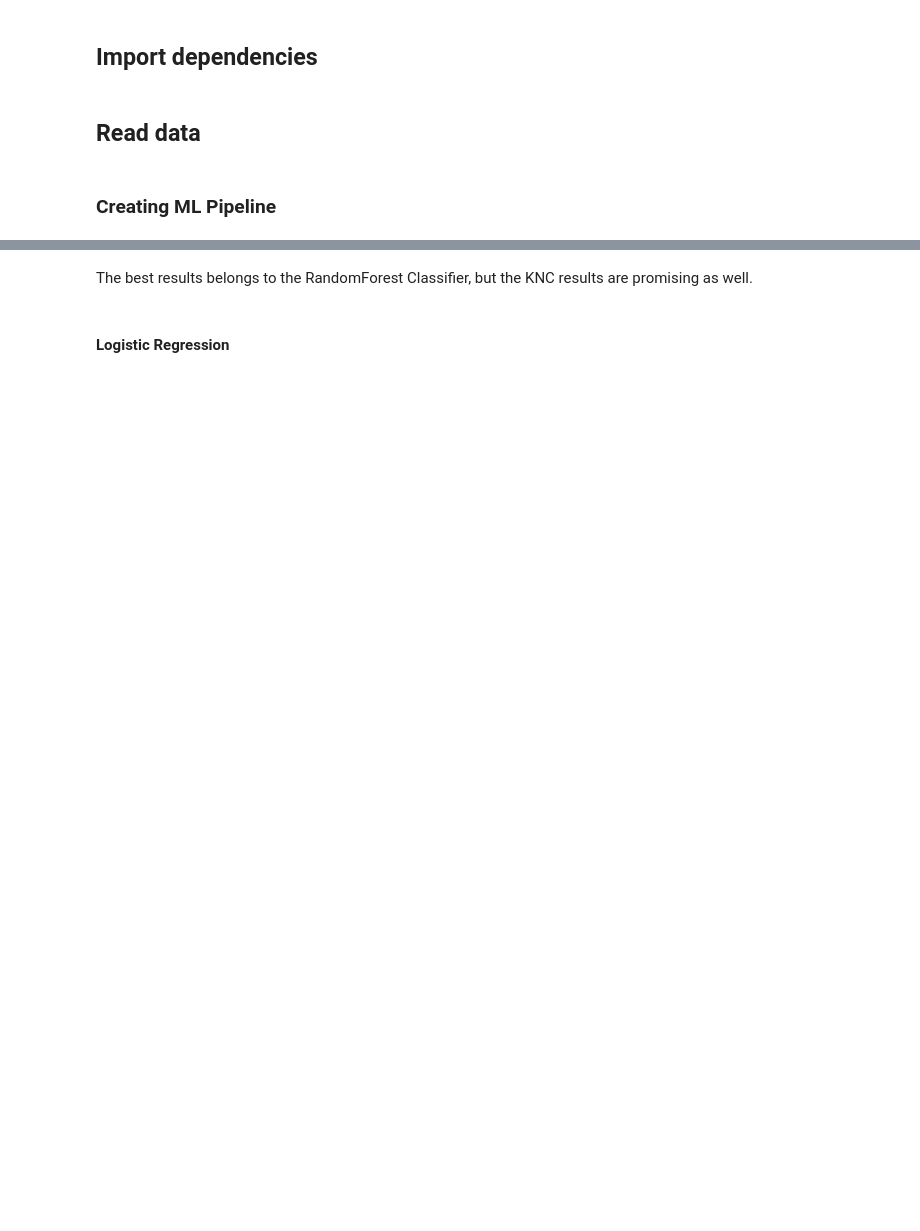
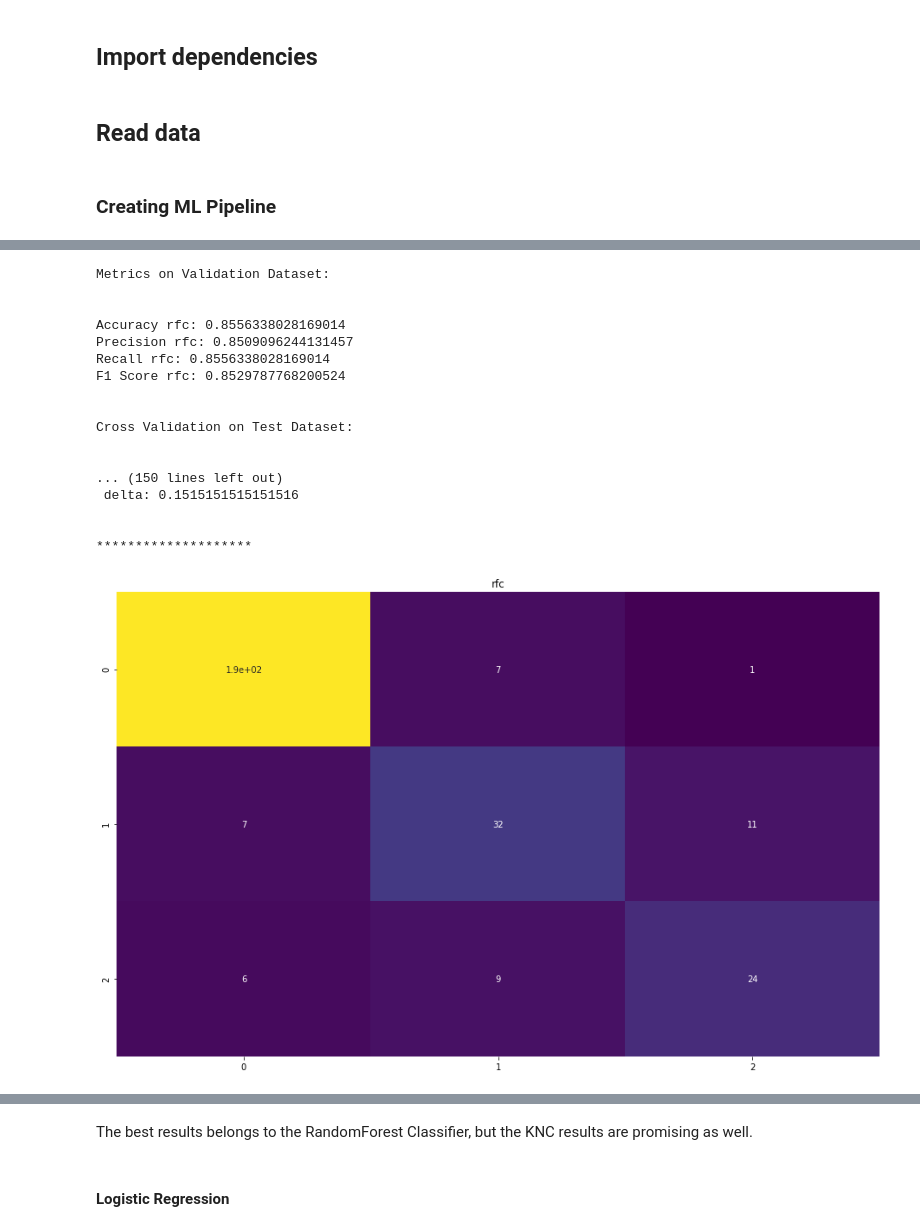
Before and after one commit to meszdav/road-surface-quality, a Jupyter notebook: notebooks/rsq-ml-local.ipynb, the cells around one changed output, grey strips where cells are left out. Drawn from its saved outputs; the diff is of its cells as text; code cells hidden in the pictures; blank space fills up the shorter version.

Commit message:
cross validation for all model

```diff
--- a/notebooks/rsq-ml-local.ipynb
+++ b/notebooks/rsq-ml-local.ipynb
@@ -32,7 +32,7 @@ knc = KNeighborsClassifier()
 abc = AdaBoostClassifier(random_state=42)
 gbc = GradientBoostingClassifier(random_state=42)
 gnb = GaussianNB()
-lr = LogisticRegressionCV(max_iter=1000, random_state=42)
+lr = LogisticRegressionCV(max_iter=500, random_state=42)
 
 models = {"rfc": rfc,"svc": svc, "knc" : knc,
           "abc" : abc, "gbc" : gbc, "gnb" :gnb,
@@ -79,0 +62,63 @@ Accuracy Score lr: 0.8873
+# %%
+for m in models:
+
+    model = models[m].fit(scaled_X_train, y_train)
+    preds = model.predict(scaled_X_val)
+
+    accuracy = accuracy_score(y_val,preds)
+    precision = precision_score(y_val,preds,average="weighted")
+    recall = recall_score(y_val,preds, average="weighted")
+    f1 = f1_score(y_val, preds, average="weighted")
+
+    print("Metrics on Validation Dataset:")
+    print("\n")
+
+    print(f"Accuracy {m}: {accuracy}")
+    print(f"Precision {m}: {precision}")
+    print(f"Recall {m}: {recall}")
+    print(f"F1 Score {m}: {f1}")
+
+    print("\n")
+    print("Cross Validation on Test Dataset:")
+    print("\n")
+    cv = cross_validate(model,
+                        X =  scaled_X_test,
+                        y = np.ravel(y_test),
+                        cv = 6)
+
+    print("{} accuracy is {:.2f}±{:.2f}".format(m,cv["test_score"].mean()*100,cv["test_score"].std()*100))
+    real_pred = models[m].predict(scaled)
+
+    print("\n")
+    print("Test Scores:\n min: {}\n max: {}\n delta: {}"\
+          .format(cv["test_score"].min(),
+                  cv["test_score"].max(),
+                  cv["test_score"].max()-cv["test_score"].min()))
+    print("\n")
+    print("*"*20)
+    print("\n")
+
+    cm = confusion_matrix(y_val,preds)
+
+    fig = plt.figure()
+    fig = plt.title(m)
+    sns.heatmap(cm, cmap="viridis", annot= True, cbar = False)
+# %% [output]
+Metrics on Validation Dataset:
+
+
+Accuracy rfc: 0.8556338028169014
+Precision rfc: 0.8509096244131457
+Recall rfc: 0.8556338028169014
+F1 Score rfc: 0.8529787768200524
+
+
+Cross Validation on Test Dataset:
+
+
+... (150 lines left out)
+ delta: 0.1515151515151516
+
+
+********************
+[figure, added]
```
Also changed, not shown: parts of 20 cells of this notebook, 4 other files.
